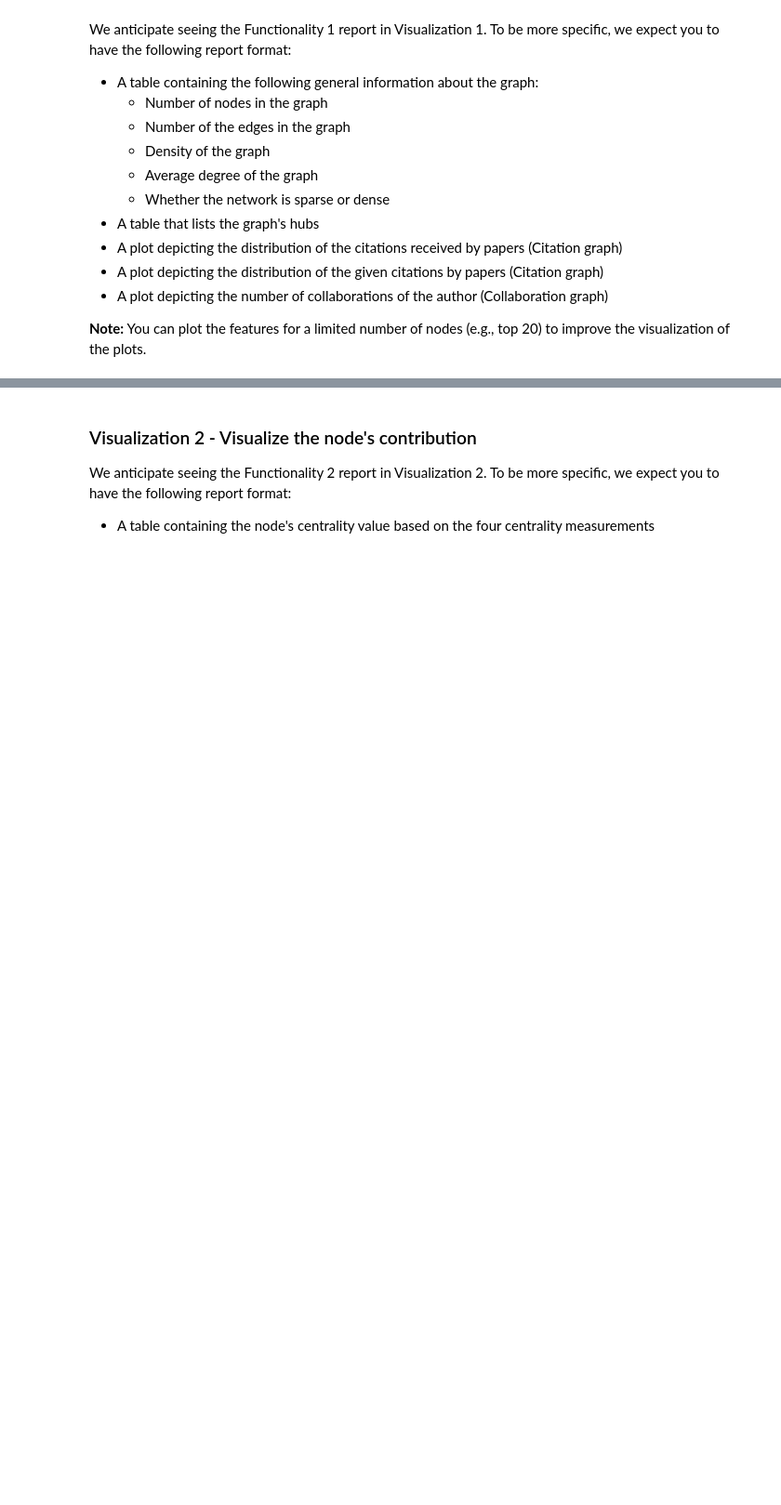
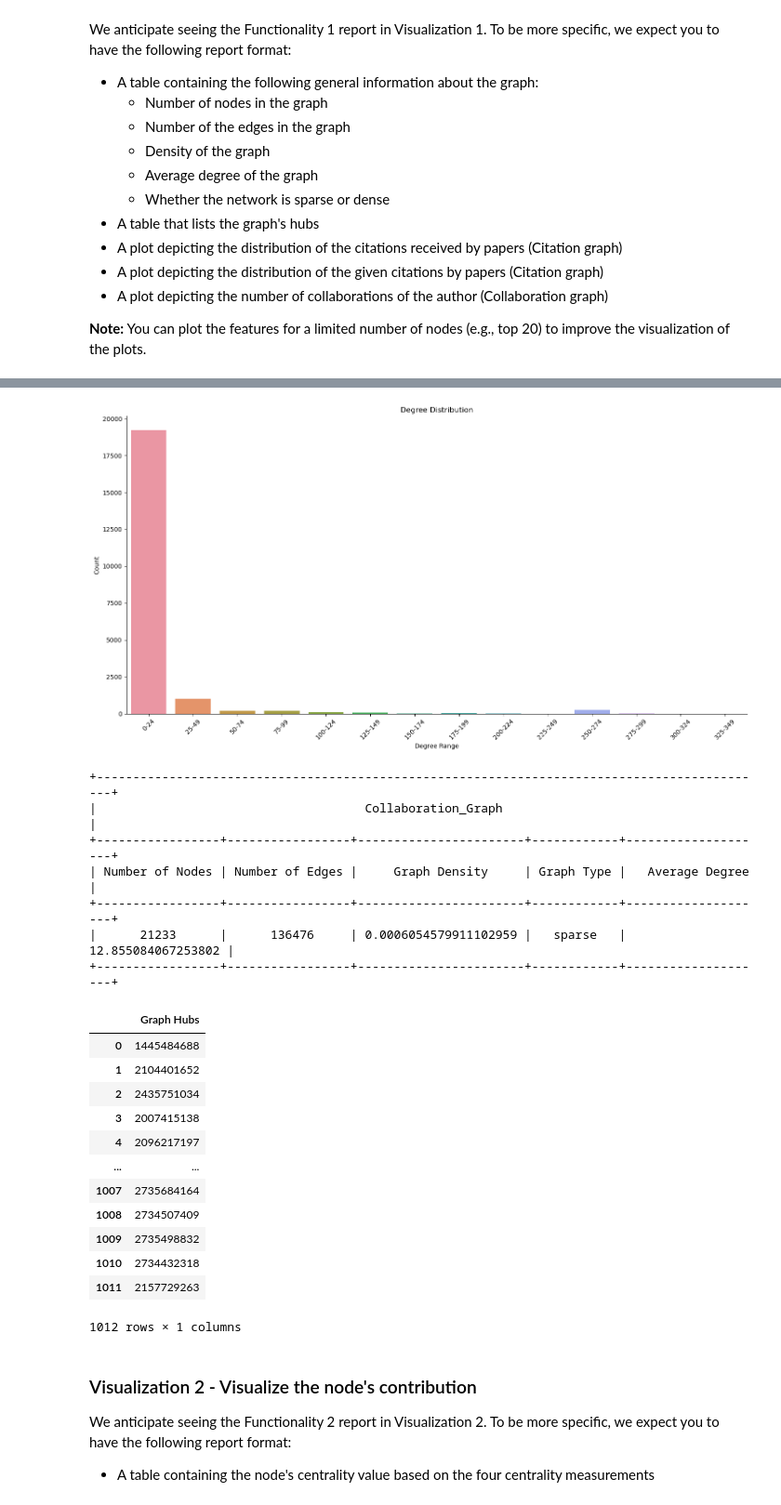
Before and after one commit to FrancescoLazzari/ADM-HW5, a Jupyter notebook: main.ipynb, the cells around one changed output, grey strips where cells are left out. Shown at 93% size. Drawn from its saved outputs; the diff is of its cells as text; code cells hidden in the pictures; blank space fills up the shorter version.

```diff
--- a/main.ipynb
+++ b/main.ipynb
@@ -625,3 +657,28 @@ __Note:__ You can plot the features for a limited number of nodes (e.g., top 20)
+# %%
+# Visualize the data for the Collaboration Graph
+visualize_graph_data(collaboration_data)
+# %% [output]
+[figure, added]
++---------------------------------------------------------------------------------------------+
+|                                     Collaboration_Graph                                     |
++-----------------+-----------------+-----------------------+------------+--------------------+
+| Number of Nodes | Number of Edges |     Graph Density     | Graph Type |   Average Degree   |
++-----------------+-----------------+-----------------------+------------+--------------------+
+|      21233      |      136476     | 0.0006054579911102959 |   sparse   | 12.855084067253802 |
++-----------------+-----------------+-----------------------+------------+--------------------+
+|  | Graph Hubs |
+| 0 | 1445484688 |
+| 1 | 2104401652 |
+| 2 | 2435751034 |
+| 3 | 2007415138 |
+| 4 | 2096217197 |
+| ... | ... |
+| 1007 | 2735684164 |
+| 1008 | 2734507409 |
+| 1009 | 2735498832 |
+| 1010 | 2734432318 |
+| 1011 | 2157729263 |
+1012 rows × 1 columns
 # %% [markdown]
  ### Visualization 2 - Visualize the node's contribution
 We anticipate seeing the Functionality 2 report in Visualization 2. To be more specific, we expect you to have the following report format:
```
Also changed, not shown: parts of 11 cells of this notebook, 1 other file.
